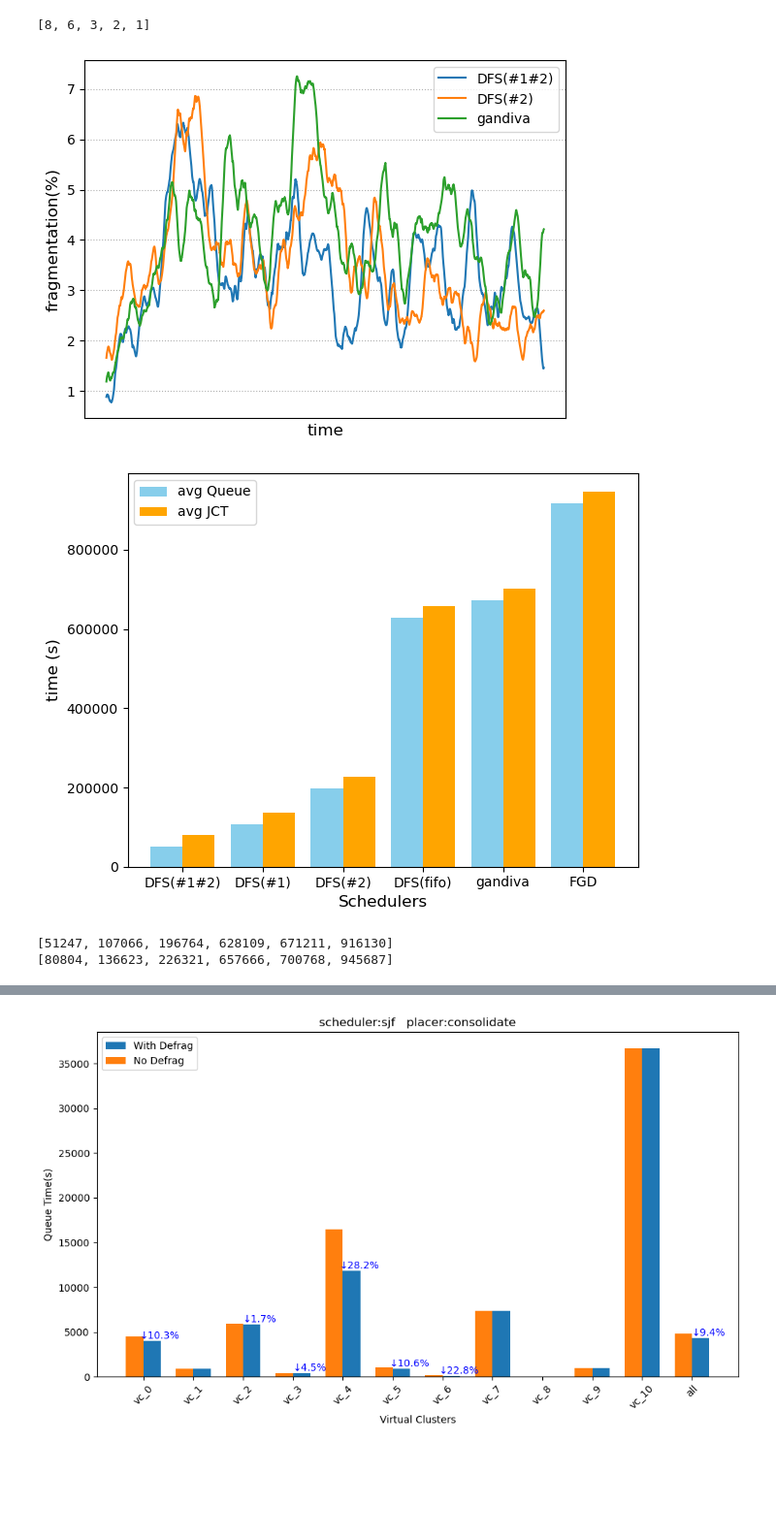
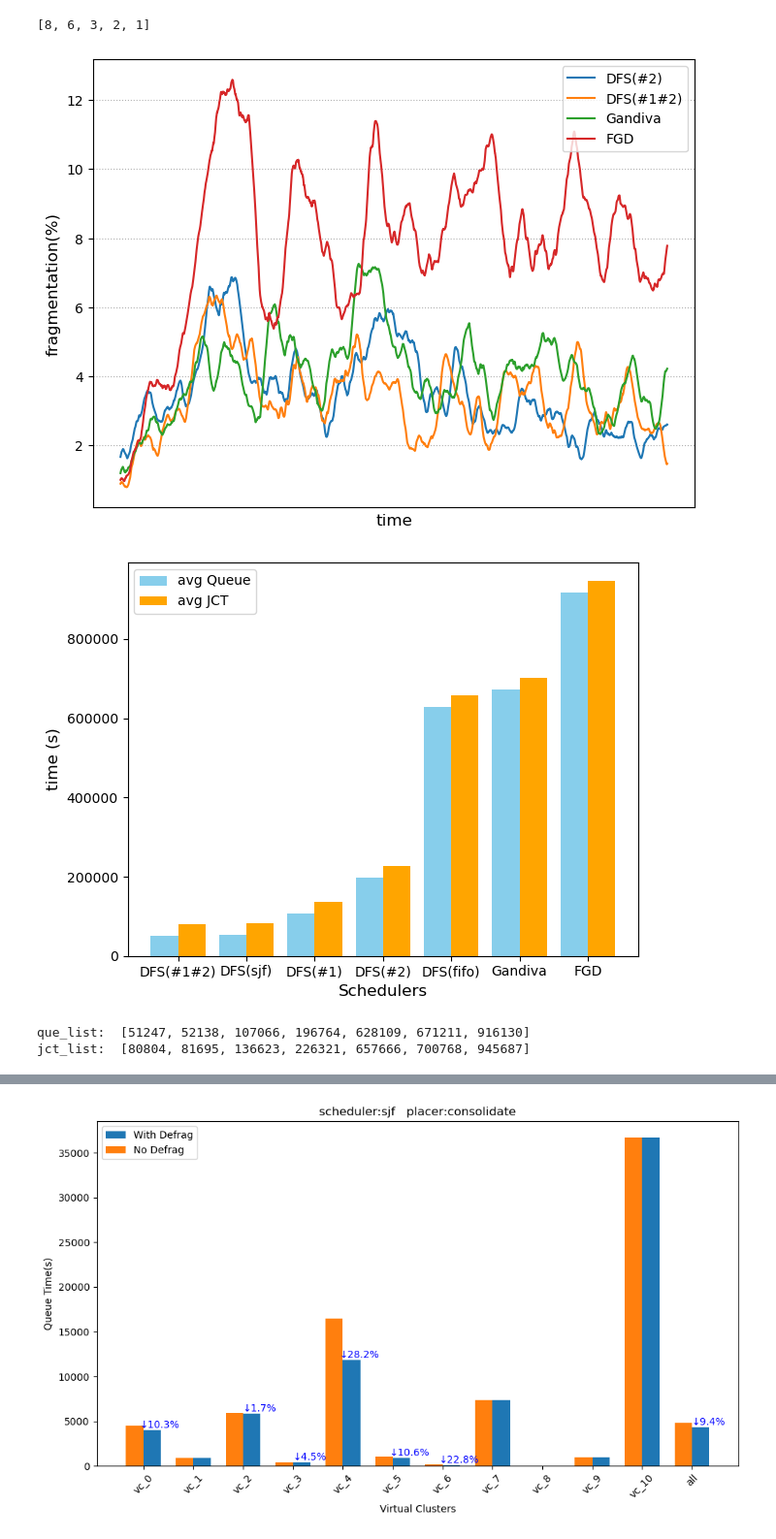
Before and after one commit to CUG-nhf/simulator, a Jupyter notebook: plot/test.ipynb, the cells around one changed output, grey strips where cells are left out. Shown at 97% size. Saved outputs shown, nothing was run; the diff lists cells and outputs as text; code cells hidden in the pictures; blank space fills up the shorter version.

```diff
--- a/plot/test.ipynb
+++ b/plot/test.ipynb
@@ -11,14 +11,15 @@ print(ls)
 # %% [output]
 [8, 6, 3, 2, 1]
 # %%
-schedulers = [ 'defragS1and2_None', 'defragS_None',"gandiva_None",] #    "fifo_FGD", "defragS_fifo",  'gandiva_None',"defragS_None",
-labels = ["DFS(#1#2)",'DFS(#2)',  "gandiva", ]
+schedulers = ["defragS_2", "defragS_1and2", "gandiva_None", "fifo_FGD"]
+labels = ['DFS(#2)', "DFS(#1#2)", "Gandiva", "FGD"]
 log_dir = "/data/nihaifeng/log/PPT_51"
 saving = False
 window_size = 60 * 24 * 1
 
+fig = plt.figure(figsize=(8,6))
 for idx, scheduler in enumerate(schedulers):
-	if scheduler in ["defragS_fifo", "defragSPendjob2_None", "defragS1and2_None", "defragS1and2New_None"]:
+	if scheduler[:7] == "defragS":
 		df = pd.read_csv(log_dir+f'/Philly_{scheduler}/all/defragS_None_all_seq.csv')
 	elif scheduler == "gandivaN_None":
 		df = pd.read_csv(log_dir+f'/Philly_{scheduler}/all/gandiva_None_all_seq.csv')
@@ -34,13 +35,13 @@ plt.legend(loc='best', fontsize=10)
 plt.grid(linestyle=':')
 plt.show()
 # %% [output]
-[figure, old version]
+[figure, new version]
 # %%
-schedulers = [ 'defragS1and2_None', 'defragSPendjob2_None', 'defragS_None',  'defragS_fifo', "gandiva_None", 'fifo_FGD' ] #    "fifo_FGD", "defragS_fifo",  'gandiva_None',"defragS_None",
-labels = ["DFS(#1#2)",'DFS(#1)', 'DFS(#2)',  "DFS(fifo)",  "gandiva", "FGD" ]
+schedulers = [ "defragS_1and2",  "defragS_sjf","defragS_1", "defragS_2", "defragS_fifo", "gandiva_None", "fifo_FGD"]
+labels = ['DFS(#1#2)',   "DFS(sjf)", 'DFS(#1)', "DFS(#2)", "DFS(fifo)", "Gandiva", "FGD"]
 que_list, jct_list = [], []
 for scheduler in schedulers:
-	if scheduler in ["defragS_fifo", "defragSPendjob2_None", 'defragS1and2_None', 'defragS1and2New_None']:
+	if scheduler[:7] == "defragS":
 		df = pd.read_csv(log_dir+f'/Philly_{scheduler}/jct_avg_None.csv')
 		jct_list.append(df.iloc[len(df)-1, 1])
 		df = pd.read_csv(log_dir+f'/Philly_{scheduler}/que_avg_None.csv')
@@ -49,36 +50,36 @@ for scheduler in schedulers:
 		df = pd.read_csv(log_dir + f'/Philly_{scheduler}/jct_avg_{scheduler.split('_')[1]}.csv')
 		jct_list.append(df.iloc[len(df)-1, 1])
 		df = pd.read_csv(log_dir + f'/Philly_{scheduler}/que_avg_{scheduler.split('_')[1]}.csv')
 		que_list.append(df.iloc[len(df)-1, 1])
 
 
 # 设置柱状图的宽度和位置
 x_indices = np.arange(len(schedulers))  # x 轴位置
 bar_width = 0.4  # 每个柱的宽度
 
 
 # 绘制两组柱状图
 plt.bar(x_indices - bar_width/2, que_list, bar_width, label='avg Queue', color='skyblue')
 plt.bar(x_indices + bar_width/2, jct_list, bar_width, label='avg JCT', color='orange')
 
 # 设置 x 轴标签
 plt.xticks(x_indices, labels)
 # plt.yticks([])
 
 # 添加标题和坐标轴标签
 plt.xlabel("Schedulers", fontsize=12)
 plt.ylabel("time (s)", fontsize=12)
 
 # 添加图例
 plt.legend()
 
 # 显示图表
 plt.tight_layout()
 plt.show()
-print(que_list)
-print(jct_list)
+print("que_list: ", que_list)
+print("jct_list: ", jct_list)
 # %% [output]
-[figure, old version]
+[figure, new version]
-[51247, 107066, 196764, 628109, 671211, 916130]
-[80804, 136623, 226321, 657666, 700768, 945687]
+que_list:  [51247, 52138, 107066, 196764, 628109, 671211, 916130]
+jct_list:  [80804, 81695, 136623, 226321, 657666, 700768, 945687]
 # %%
```
Also changed, not shown: parts of 1 cell of this notebook, 1 other file.
